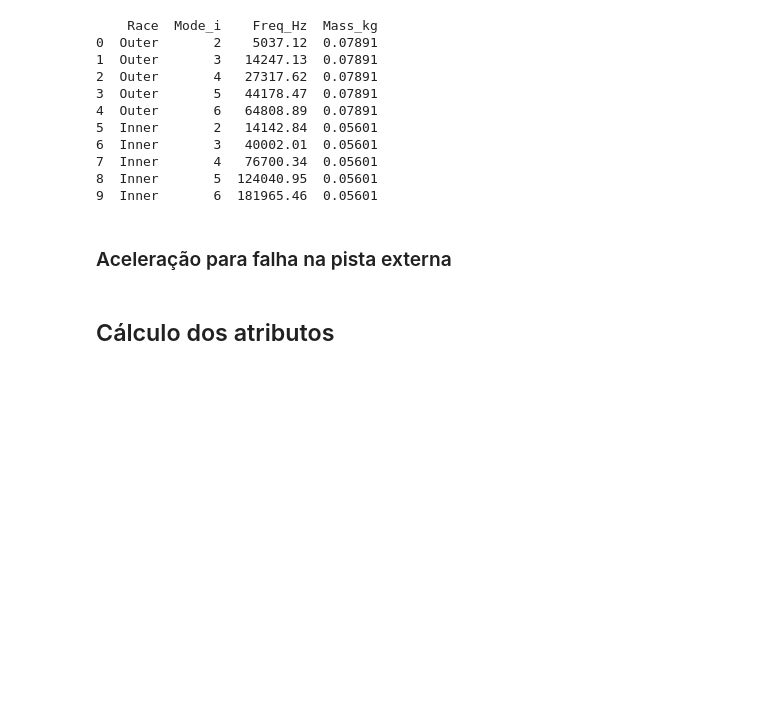
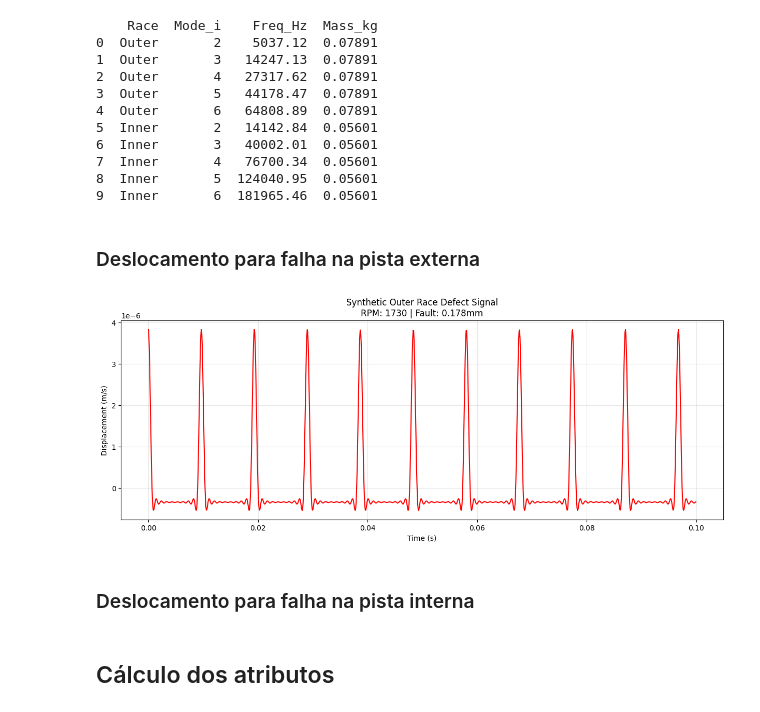
Before and after one commit to ViniciusTomsic/TCC, a Jupyter notebook: clean-and-transformation.ipynb, the cells around one changed output. Drawn from its saved outputs; the diff is of its cells as text; code cells hidden in the pictures; blank space fills up the shorter version.

```diff
--- a/clean-and-transformation.ipynb
+++ b/clean-and-transformation.ipynb
@@ -198,7 +198,7 @@ def calculate_tandon_coefficients(fault_diameter_mm, rpm, fault_type):
     alpha = np.radians(alpha_deg)
 
     # Load parameters
-    radial_load_kg = 100.0
+    radial_load_kg = 50
     radial_load_N = radial_load_kg * 9.80665 # Convert kg to Newtons
 
     # Pulse Height (K) - Assumed 1 for normalized analysis as is standard in Tandon's results
@@ -525,7 +525,7 @@ print(df_natural_frequencies[['Race', 'Mode_i', 'Freq_Hz', 'Mass_kg']])
 8  Inner       5  124040.95  0.05601
 9  Inner       6  181965.46  0.05601
 # %% [markdown]
-### Aceleração para falha na pista externa
+### Deslocamento para falha na pista externa
 # %%
 import numpy as np
 
@@ -588,0 +587,26 @@ def calculate_outer_race_acceleration(coeffs, df_modes, duration_sec=1.0, fs_hz=
+# %%
+import numpy as np
+import pandas as pd
+import matplotlib.pyplot as plt
+# Parameters
+rpm_val = 1730
+fault_mm = 0.178  # Approx 0.007 inches
+fault_type = 'outer'
+
+# Calculation
+df_modes = get_bearing_natural_frequencies()
+coeffs = calculate_tandon_coefficients(fault_mm, rpm_val, fault_type)
+t, signal = calculate_outer_race_displacement(coeffs, df_modes, duration_sec=0.1)
+
+# Plot
+plt.figure(figsize=(15, 5))
+plt.plot(t, signal, color='red')
+plt.title(f'Synthetic Outer Race Defect Signal\nRPM: {rpm_val} | Fault: {fault_mm}mm')
+plt.xlabel('Time (s)')
+plt.ylabel('Displacement (m/s)')
+plt.grid(True, alpha=0.3)
+plt.show()
+# %% [output]
+[figure, added]
+# %% [markdown]
+### Deslocamento para falha na pista interna
```
Also changed, not shown: parts of 3 cells of this notebook.
